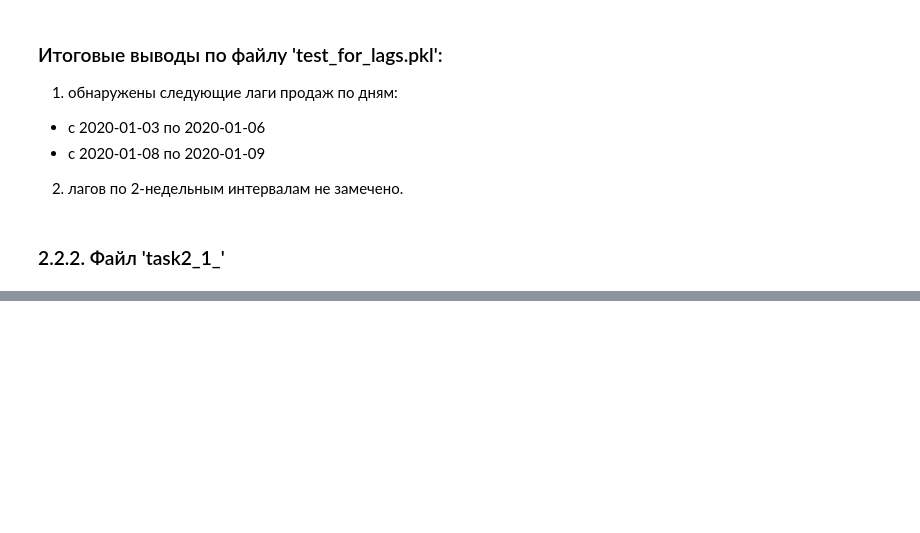
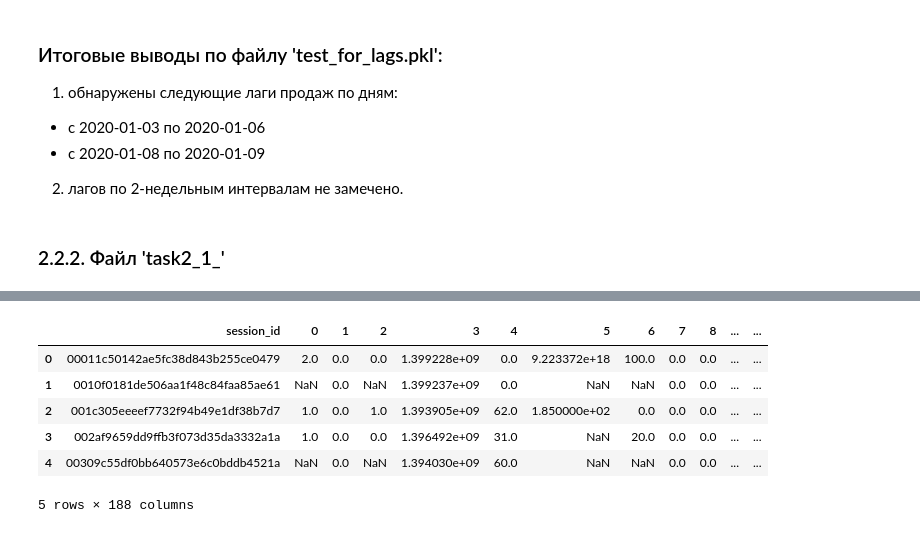
Before and after one commit to Jonzzi/share, a Jupyter notebook: IEC_Yumagulov.ipynb, the cells around one changed output, grey strips where cells are left out. Cells and saved outputs as stored; diff of their text form; code cells hidden in the pictures; blank space fills up the shorter version.

```diff
--- a/IEC_Yumagulov.ipynb
+++ b/IEC_Yumagulov.ipynb
@@ -397,2 +404,4 @@ data.info()
+# %%
+data = data[::10]
 # %%
 data.sample(10)
@@ -401,2 +425,4 @@ data.shape
+# %%
+data.reset_index(drop=True, inplace=True)
 # %%
 data.describe()
@@ -407,8 +444,7 @@ data.describe()
 # %%
 # приведем данные к формату int и заменить пропуски на отрицательные значения, а слишком большие числа - на максимальные для данной системы
 for n_col in tqdm(range(187)):
-    data[str(n_col)] = data[str(n_col)].astype(str)
-    data[str(n_col)] = np.where(data[str(n_col)]=='-', '-1', data[str(n_col)])
-    data[str(n_col)] = np.where(data[str(n_col)]>str(sys.maxsize), str(sys.maxsize), data[str(n_col)])
-    #data[str(n_col)] = data[str(n_col)].astype(int)
-    data[str(n_col)] = data[str(n_col)].apply(lambda x: int(x))
+    data[n_col] = data[n_col].astype(str)
+    data[n_col] = np.where(data[n_col]=='-', '-1', data[n_col])
+    data[n_col] = np.where(data[n_col]>str(sys.maxsize), str(sys.maxsize), data[n_col])
+    data[n_col] = data[n_col].apply(lambda x: int(x))
@@ -481,0 +458,13 @@ association_rules = apriori(records, min_support=0.005, min_confidence=0.2, min_
+# %%
+for n_col in tqdm(range(187)):
+    data[n_col] = np.where(data[n_col]==-1, np.nan, data[n_col])
+# %%
+data.head()
+# %% [output]
+|  | session_id | 0 | 1 | 2 | 3 | 4 | 5 | 6 | 7 | 8 | ... | ... |
+| 0 | 00011c50142ae5fc38d843b255ce0479 | 2.0 | 0.0 | 0.0 | 1.399228e+09 | 0.0 | 9.223372e+18 | 100.0 | 0.0 | 0.0 | ... | ... |
+| 1 | 0010f0181de506aa1f48c84faa85ae61 | NaN | 0.0 | NaN | 1.399237e+09 | 0.0 | NaN | NaN | 0.0 | 0.0 | ... | ... |
+| 2 | 001c305eeeef7732f94b49e1df38b7d7 | 1.0 | 0.0 | 1.0 | 1.393905e+09 | 62.0 | 1.850000e+02 | 0.0 | 0.0 | 0.0 | ... | ... |
+| 3 | 002af9659dd9ffb3f073d35da3332a1a | 1.0 | 0.0 | 0.0 | 1.396492e+09 | 31.0 | NaN | 20.0 | 0.0 | 0.0 | ... | ... |
+| 4 | 00309c55df0bb640573e6c0bddb4521a | NaN | 0.0 | NaN | 1.394030e+09 | 60.0 | NaN | NaN | 0.0 | 0.0 | ... | ... |
+5 rows × 188 columns
```
Also changed, not shown: parts of 59 cells of this notebook.
